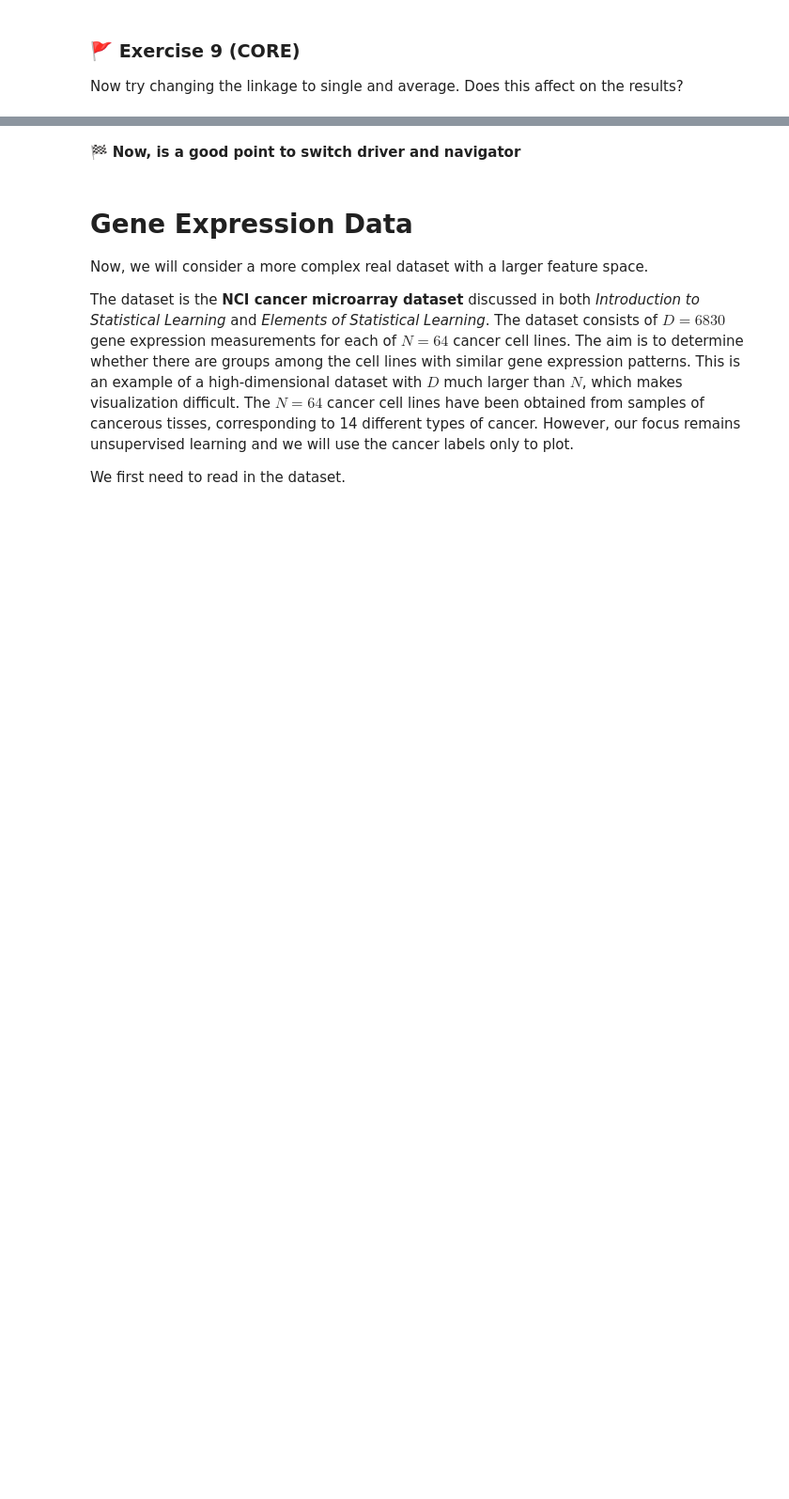
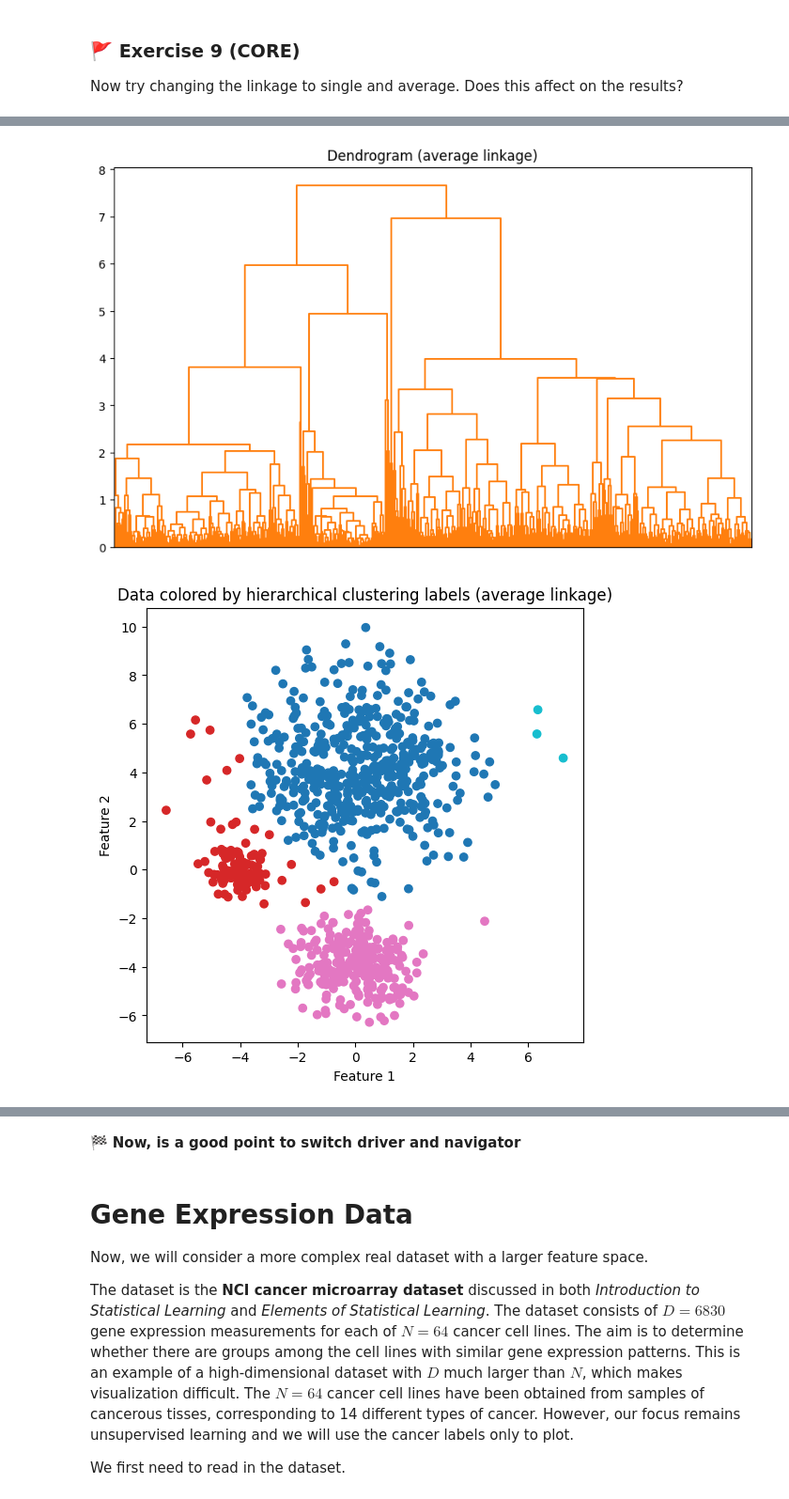
Before and after one commit to SiqiWang02/MLP_2026_week03, a Jupyter notebook: mlp_week03.ipynb, the cells around one changed output, grey strips where cells are left out. Shown at 94% size. Cells and saved outputs as stored; diff of their text form; code cells hidden in the pictures; blank space fills up the shorter version.

```diff
--- a/mlp_week03.ipynb
+++ b/mlp_week03.ipynb
@@ -498,0 +536,27 @@ _Type answer here_
+# %%
+hc_avg = hierarchy.linkage(X, method='average')
+
+# Plot
+fig, ax = plt.subplots(1, 1, figsize=(10, 6))
+hierarchy.dendrogram(
+    hc_avg,
+    ax=ax,
+    no_labels=True,
+    color_threshold=11,
+    above_threshold_color='black'
+)
+plt.title('Dendrogram (average linkage)')
+plt.show()
+
+# Cut tree into 4 clusters and plot data
+labels_avg = cut_tree(hc_avg, n_clusters=4).flatten()
+
+plt.figure(figsize=(6, 6))
+plt.scatter(X[:, 0], X[:, 1], c=labels_avg, cmap='tab10')
+plt.xlabel('Feature 1')
+plt.ylabel('Feature 2')
+plt.title('Data colored by hierarchical clustering labels (average linkage)')
+plt.show()
+# %% [output]
+[figure, added]
+[figure, added]
```
Also changed, not shown: parts of 21 cells of this notebook.
